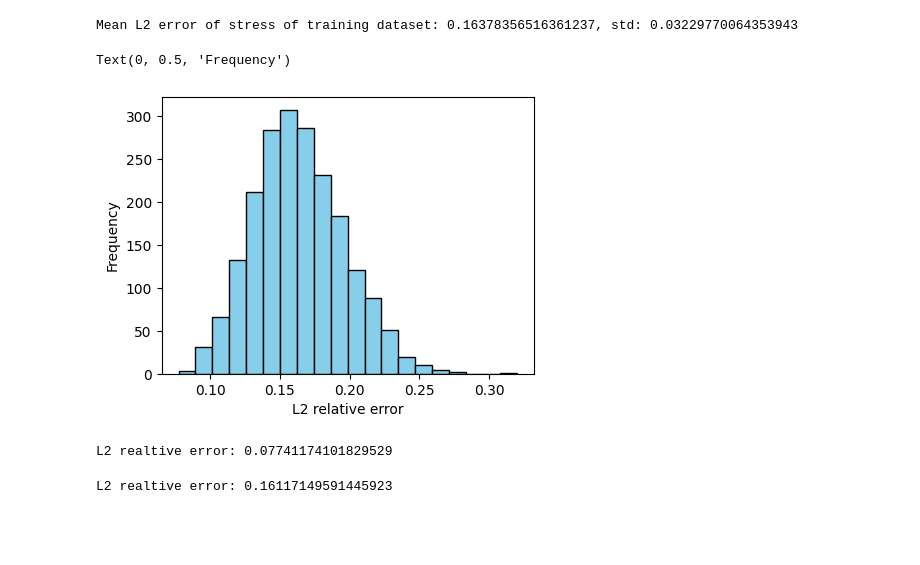
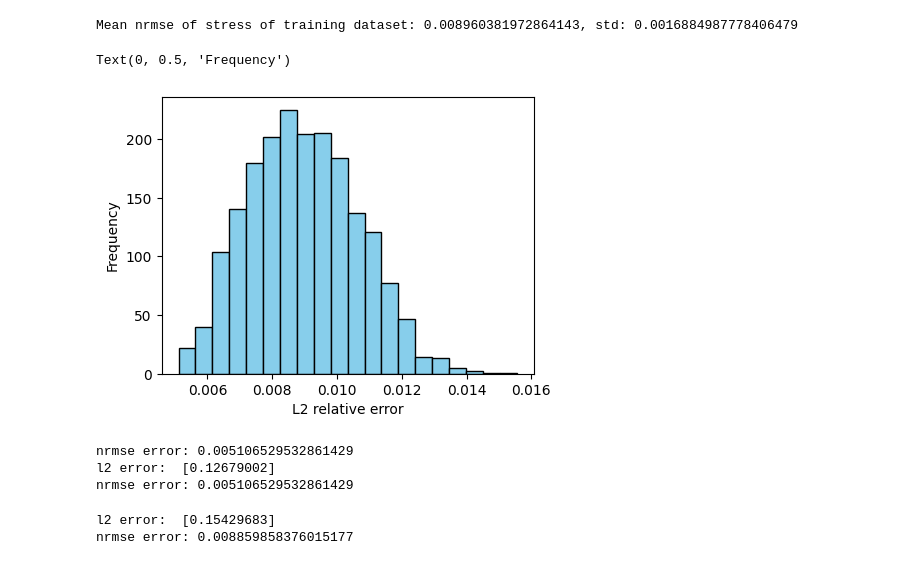
Before and after one commit to QibangLiu/GINOT, a Jupyter notebook: postp_JEB.ipynb, the cells around one changed output. Drawn from its saved outputs; the diff is of its cells as text; code cells hidden in the pictures; blank space fills up the shorter version.

```diff
--- a/postp_JEB.ipynb
+++ b/postp_JEB.ipynb
@@ -21,5 +26,5 @@ pv.set_jupyter_backend('html')
 # %%
-plot_file_base="./html_plots/"
+plot_file_base="./images/"
 os.makedirs(plot_file_base, exist_ok=True)
 html_names = {"train_best": plot_file_base+"train_best.html",
               "train_50percentile": plot_file_base+"train_50percentile.html",
@@ -33,7 +38,8 @@ html_names = {"train_best": plot_file_base+"train_best.html",
 #               "test_best": None,
 #               "test_50percentile": None,
 #               "test_worst": None}
-show_edges=True
+show_edges=False
+error_type="nrmse"
 # %%
 configs_jeb = configs.JEB_GINOT_configs()
 
@@ -137,12 +143,19 @@ def plot_results(pc, u_true, u_pred, cells, verts,
         plotter.show()
 
 
-def cal_l2_error(y_pred, y_true):
+def cal_error(y_pred, y_true,error_type="l2"):
 
     error_s = []
     for y_p, y_t in zip(y_pred, y_true):
         s_p, s_t = y_p[:], y_t[:]
-        e_s = np.linalg.norm(s_p-s_t)/np.linalg.norm(s_t)
+        if error_type == "l2":
+            e_s = np.linalg.norm(s_p-s_t)/np.linalg.norm(s_t)
+        elif error_type=="mae":
+            e_s = np.mean(np.abs(s_p-s_t))
+        elif error_type=="nrmse":
+            e_s = NRMSE(s_t, s_p,normalization="min-max")
+        else:
+            raise ValueError("error_type should be l2 or mae or nrmse")
         error_s.append(e_s)
     error_s = np.array(error_s)
     return error_s
@@ -246,45 +268,53 @@ Time taken to predict one sample: 4.13e-02 seconds
 # %%
-error_s = cal_l2_error(s_pred_train, s_true_train)
+error_s = cal_error(s_pred_train, s_true_train,error_type)
 mean, std = np.mean(error_s), np.std(error_s)
-print(f"Mean L2 error of stress of training dataset: {mean}, std: {std}")
+print(f"Mean {error_type} of stress of training dataset: {mean}, std: {std}")
 fig = plt.figure(figsize=(4.8, 3.6))
 ax = plt.subplot(1, 1, 1)
 _ = ax.hist(error_s, bins=20,
             color="skyblue", edgecolor="black")
 ax.set_xlabel("L2 relative error")
 ax.set_ylabel("Frequency")
 # %% [output]
-Mean L2 error of stress of training dataset: 0.16378356516361237, std: 0.03229770064353943
+Mean nrmse of stress of training dataset: 0.008960381972864143, std: 0.0016884987778406479
 Text(0, 0.5, 'Frequency')
-[figure, old version]
+[figure, new version]
 # %%
 # plot the train best sample
 sort_idx = np.argsort(error_s)
-median_index = sort_idx[0]
-print(f"L2 realtive error: {error_s[median_index]}")
-cells_train = cells_all[sample_ids_train[median_index]]
-verts_train = verts_all_train[median_index]
-surface_pc_train = pc_all_train[median_index]
-True_s_train = s_true_train[median_index]
-Pred_s_train = s_pred_train[median_index]
+index = sort_idx[0]
+print(f"{error_type} error: {error_s[index]}")
+cells_train = cells_all[sample_ids_train[index]]
+verts_train = verts_all_train[index]
+surface_pc_train = pc_all_train[index]
+True_s_train = s_true_train[index]
+Pred_s_train = s_pred_train[index]
 plot_results(surface_pc_train, True_s_train, Pred_s_train, cells_train,
-             verts_train, cmap="jet", notebook=None, show_edges=show_edges, html_file=html_names["train_best"])
+             verts_train, cmap="jet", notebook=None, show_edges=show_edges,window_size=window_size, html_file=html_names["train_best"])
+
+print("l2 error: ", cal_error([Pred_s_train], [True_s_train]))
+print(f"{error_type} error: {error_s[index]}")
 # %% [output]
-L2 realtive error: 0.07741174101829529
+nrmse error: 0.005106529532861429
+l2 error:  [0.12679002]
+nrmse error: 0.005106529532861429
 # %%
 # plot the train_50percentile sample
 sort_idx = np.argsort(error_s)
-median_index = sort_idx[int(len(sort_idx)*0.5)-6]
-print(f"L2 realtive error: {error_s[median_index]}")
-cells_train = cells_all[sample_ids_train[median_index]]
-verts_train = verts_all_train[median_index]
-surface_pc_train = pc_all_train[median_index]
-True_s_train = s_true_train[median_index]
-Pred_s_train = s_pred_train[median_index]
+index = sort_idx[int(len(sort_idx)*0.5)-6]
+cells_train = cells_all[sample_ids_train[index]]
+verts_train = verts_all_train[index]
+surface_pc_train = pc_all_train[index]
+True_s_train = s_true_train[index]
+Pred_s_train = s_pred_train[index]
 plot_results(surface_pc_train, True_s_train, Pred_s_train, cells_train,
-             verts_train, cmap="jet", notebook=None, show_edges=show_edges, html_file=html_names["train_50percentile"])
+             verts_train, cmap="jet", notebook=None, show_edges=show_edges,window_size=window_size, html_file=html_names["train_50percentile"])
+
+print("l2 error: ", cal_error([Pred_s_train], [True_s_train]))
+print(f"{error_type} error: {error_s[index]}")
 # %% [output]
-L2 realtive error: 0.16117149591445923
+l2 error:  [0.15429683]
+nrmse error: 0.008859858376015177
 # %%
 # plot the train worst sample
 sort_idx = np.argsort(error_s)
```
Also changed, not shown: parts of 15 cells of this notebook, 15 other files.
